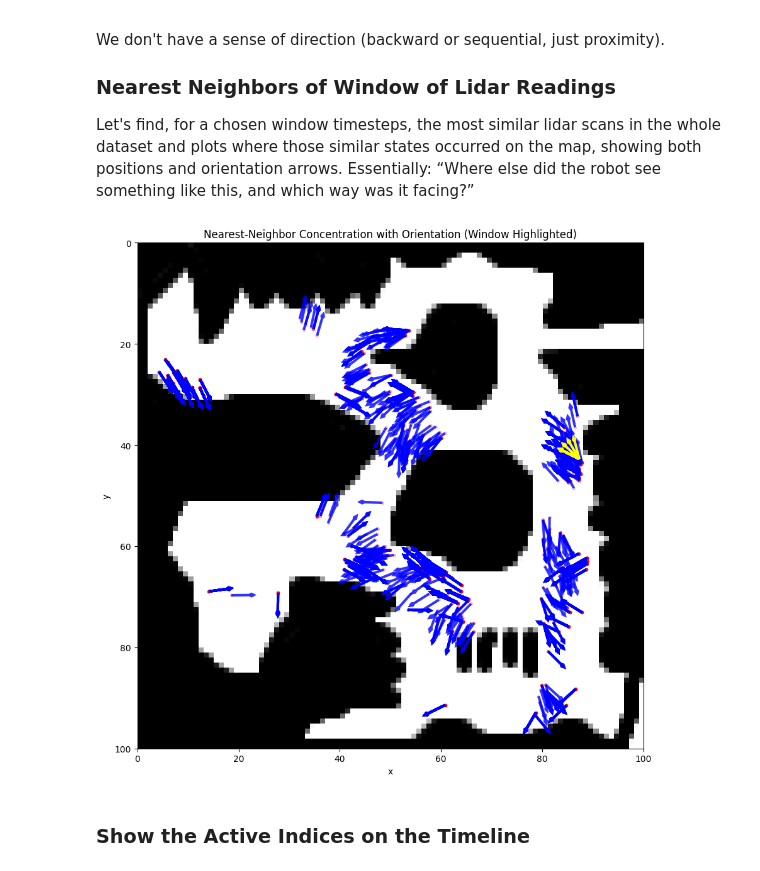
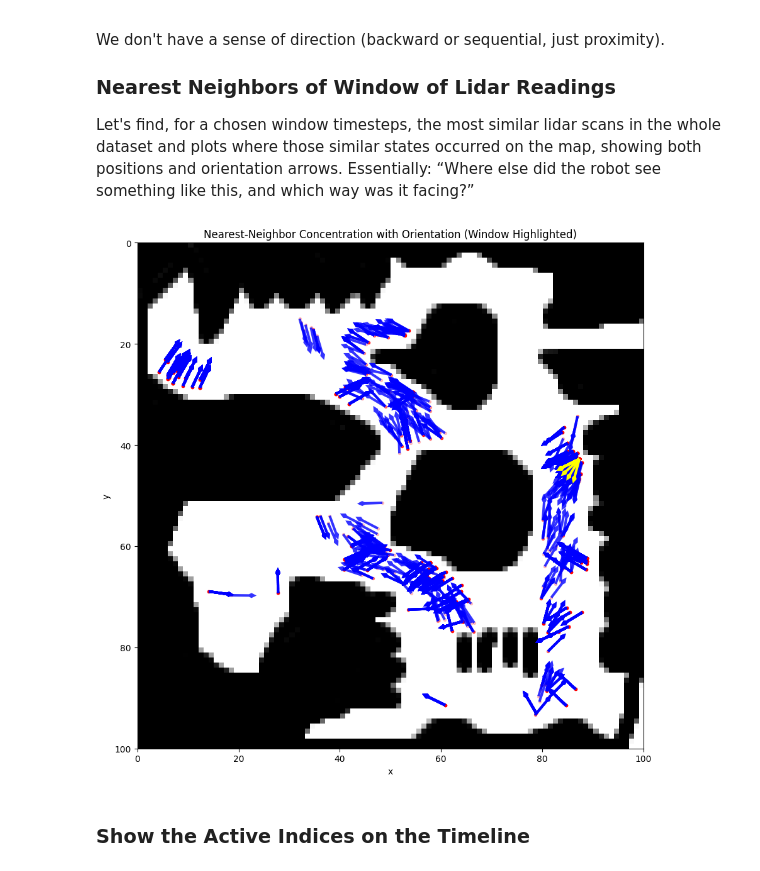
Before and after one commit to Davidwarchy/the-self-grounded-agent, a Jupyter notebook: analysis/trajectory-matching.ipynb, the cells around one changed output. Cells and saved outputs as stored; diff of their text form; code cells hidden in the pictures.

```diff
--- a/analysis/trajectory-matching.ipynb
+++ b/analysis/trajectory-matching.ipynb
@@ -19,7 +26,7 @@ Here we are analysing the results of the data collection.
 # %%
 from create_parquet import load_data
 # %%
-path = "output/2025-11-19-081615_uniform_100k_env8"
+path = "../output/2025-11-19-081615_uniform_100k_env8"
 n = 1_000
 
 parquet_path = load_data(path, n)
@@ -323,7 +330,7 @@ meta_path = f"{path}/metadata.json"
 with open(meta_path, "r") as f:
     meta = json.load(f)
 
-img_path = f"environments/images/{meta['environment_parameters']['map_image']}"
+img_path = f"../environments/images/{meta['environment_parameters']['map_image']}"
 map_img = np.array(Image.open(img_path))
 
 grid_w = meta['environment_parameters']['grid_width']
@@ -337,6 +344,7 @@ ray_cols = [f"ray_{i}" for i in range(100)]
 positions = data[['x', 'y']].values
 lidars = data[ray_cols].values
 orientations = np.deg2rad( data['orientation'].values )  # radians
+actions = data['action'].values
 
 # Window to analyze
 window_start = 80_000
@@ -380,10 +388,10 @@ window_orientations = np.array(window_orientations)
 
 # Orientation → unit vectors
 u_neighbors = np.cos(all_neighbor_orient)
-v_neighbors = np.sin(all_neighbor_orient)
+v_neighbors = -np.sin(all_neighbor_orient)
 
 u_window = np.cos(window_orientations)
-v_window = np.sin(window_orientations)
+v_window = -np.sin(window_orientations)
 
 # -----------------------------
 # Plot the concentration map
@@ -407,34 +415,34 @@ plt.quiver(
     u_neighbors, v_neighbors,
     scale=20.0,
     color='blue',
     width=0.005,
     alpha=0.8,
     headwidth=2,
     headlength=2,
     headaxislength=3
 )
 
 # Query window arrows (yellow)
 plt.quiver(
     window_positions[:, 0],
     window_positions[:, 1],
     u_window, v_window,
     scale=20.0,
     color='yellow',
     width=0.005,
     alpha=1.0,
     headwidth=2,
     headlength=2,
     headaxislength=3
 )
 
 plt.title("Nearest-Neighbor Concentration with Orientation (Window Highlighted)")
 plt.xlabel("x")
 plt.ylabel("y")
 plt.tight_layout()
 plt.show()
 # %% [output]
-[figure, old version]
+[figure, new version]
 # %% [markdown]
 ### Show the Active Indices on the Timeline
 # %% [markdown]
```
Also changed, not shown: parts of 12 cells of this notebook, 4 other files.
